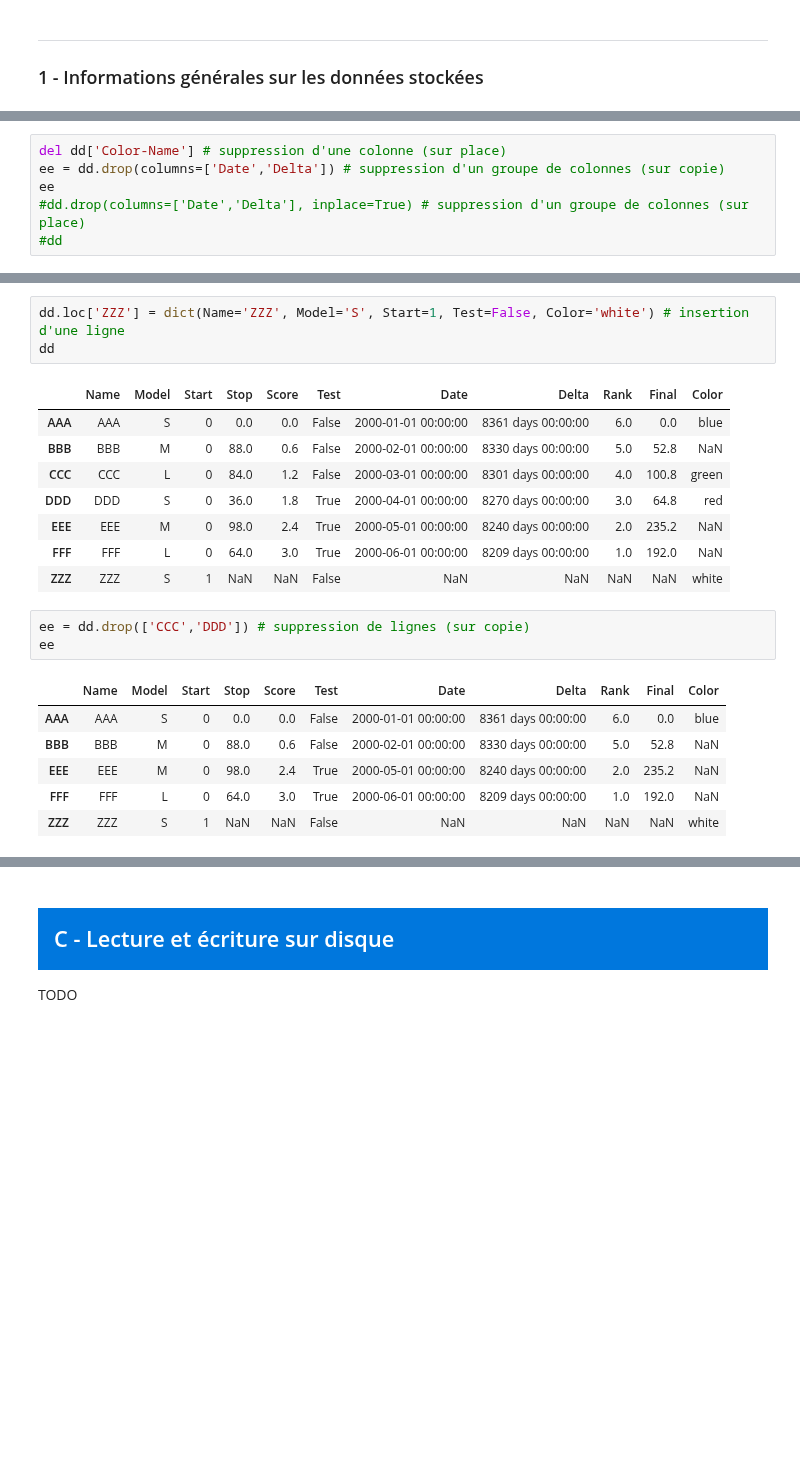
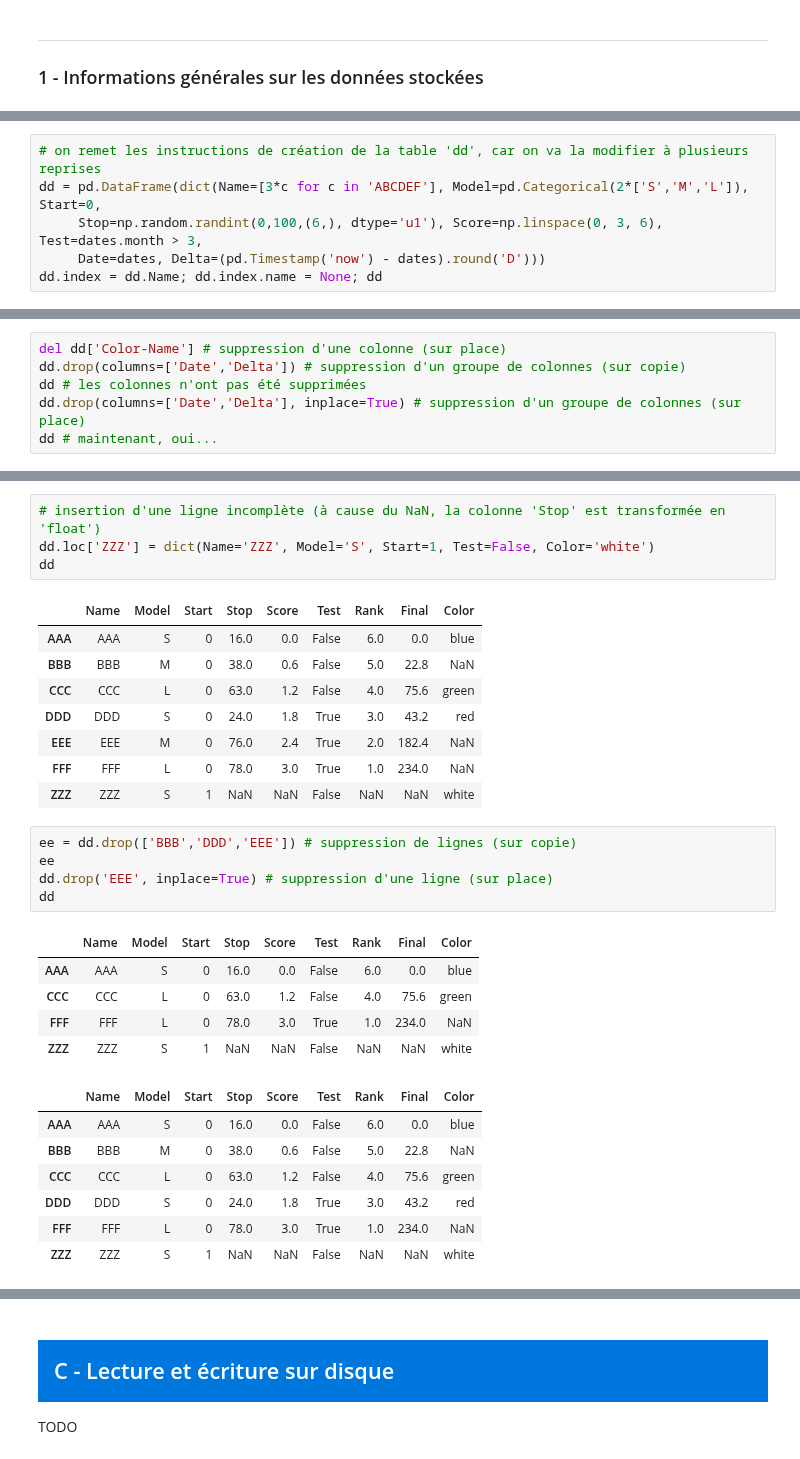
Before and after one commit to mas-outinfo/outinfo, a Jupyter notebook: 07-Pandas.ipynb, the cells around one changed output, grey strips where cells are left out. Cells and saved outputs as stored; diff of their text form; blank space fills up the shorter version.

```diff
--- a/07-Pandas.ipynb
+++ b/07-Pandas.ipynb
@@ -748,0 +775,6 @@ dd # rappel du contenu de la table
+# %%
+# on remet les instructions de création de la table 'dd', car on va la modifier à plusieurs reprises
+dd = pd.DataFrame(dict(Name=[3*c for c in 'ABCDEF'], Model=pd.Categorical(2*['S','M','L']), Start=0,
+     Stop=np.random.randint(0,100,(6,), dtype='u1'), Score=np.linspace(0, 3, 6), Test=dates.month > 3,
+     Date=dates, Delta=(pd.Timestamp('now') - dates).round('D')))
+dd.index = dd.Name; dd.index.name = None; dd
@@ -763,8 +803,8 @@ dd # note : la valeur NaN est "contagieuse" (elle se transmet à toute opératio
 # %%
 del dd['Color-Name'] # suppression d'une colonne (sur place)
-ee = dd.drop(columns=['Date','Delta']) # suppression d'un groupe de colonnes (sur copie)
-ee
-#dd.drop(columns=['Date','Delta'], inplace=True) # suppression d'un groupe de colonnes (sur place)
-#dd
+dd.drop(columns=['Date','Delta']) # suppression d'un groupe de colonnes (sur copie)
+dd # les colonnes n'ont pas été supprimées
+dd.drop(columns=['Date','Delta'], inplace=True) # suppression d'un groupe de colonnes (sur place)
+dd # maintenant, oui...
 # %% [output]
 |  | Name | Model | Start | Stop | Score | Test | Rank | Final | Color |
@@ -777,22 +831,31 @@ ee
 # %%
-dd.loc['ZZZ'] = dict(Name='ZZZ', Model='S', Start=1, Test=False, Color='white') # insertion d'une ligne
+# insertion d'une ligne incomplète (à cause du NaN, la colonne 'Stop' est transformée en 'float')
+dd.loc['ZZZ'] = dict(Name='ZZZ', Model='S', Start=1, Test=False, Color='white')
 dd
 # %% [output]
-|  | Name | Model | Start | Stop | Score | Test | Date | Delta | Rank | Final | Color |
-| AAA | AAA | S | 0 | 0.0 | 0.0 | False | 2000-01-01 00:00:00 | 8361 days 00:00:00 | 6.0 | 0.0 | blue |
-| BBB | BBB | M | 0 | 88.0 | 0.6 | False | 2000-02-01 00:00:00 | 8330 days 00:00:00 | 5.0 | 52.8 | NaN |
-| CCC | CCC | L | 0 | 84.0 | 1.2 | False | 2000-03-01 00:00:00 | 8301 days 00:00:00 | 4.0 | 100.8 | green |
-| DDD | DDD | S | 0 | 36.0 | 1.8 | True | 2000-04-01 00:00:00 | 8270 days 00:00:00 | 3.0 | 64.8 | red |
-| EEE | EEE | M | 0 | 98.0 | 2.4 | True | 2000-05-01 00:00:00 | 8240 days 00:00:00 | 2.0 | 235.2 | NaN |
-| FFF | FFF | L | 0 | 64.0 | 3.0 | True | 2000-06-01 00:00:00 | 8209 days 00:00:00 | 1.0 | 192.0 | NaN |
-| ZZZ | ZZZ | S | 1 | NaN | NaN | False | NaN | NaN | NaN | NaN | white |
+|  | Name | Model | Start | Stop | Score | Test | Rank | Final | Color |
+| AAA | AAA | S | 0 | 16.0 | 0.0 | False | 6.0 | 0.0 | blue |
+| BBB | BBB | M | 0 | 38.0 | 0.6 | False | 5.0 | 22.8 | NaN |
+| CCC | CCC | L | 0 | 63.0 | 1.2 | False | 4.0 | 75.6 | green |
+| DDD | DDD | S | 0 | 24.0 | 1.8 | True | 3.0 | 43.2 | red |
+| EEE | EEE | M | 0 | 76.0 | 2.4 | True | 2.0 | 182.4 | NaN |
+| FFF | FFF | L | 0 | 78.0 | 3.0 | True | 1.0 | 234.0 | NaN |
+| ZZZ | ZZZ | S | 1 | NaN | NaN | False | NaN | NaN | white |
 # %%
-ee = dd.drop(['CCC','DDD']) # suppression de lignes (sur copie)
+ee = dd.drop(['BBB','DDD','EEE']) # suppression de lignes (sur copie)
 ee
+dd.drop('EEE', inplace=True) # suppression d'une ligne (sur place)
+dd
 # %% [output]
-|  | Name | Model | Start | Stop | Score | Test | Date | Delta | Rank | Final | Color |
-| AAA | AAA | S | 0 | 0.0 | 0.0 | False | 2000-01-01 00:00:00 | 8361 days 00:00:00 | 6.0 | 0.0 | blue |
-| BBB | BBB | M | 0 | 88.0 | 0.6 | False | 2000-02-01 00:00:00 | 8330 days 00:00:00 | 5.0 | 52.8 | NaN |
-| EEE | EEE | M | 0 | 98.0 | 2.4 | True | 2000-05-01 00:00:00 | 8240 days 00:00:00 | 2.0 | 235.2 | NaN |
-| FFF | FFF | L | 0 | 64.0 | 3.0 | True | 2000-06-01 00:00:00 | 8209 days 00:00:00 | 1.0 | 192.0 | NaN |
-| ZZZ | ZZZ | S | 1 | NaN | NaN | False | NaN | NaN | NaN | NaN | white |
+|  | Name | Model | Start | Stop | Score | Test | Rank | Final | Color |
+| AAA | AAA | S | 0 | 16.0 | 0.0 | False | 6.0 | 0.0 | blue |
+| CCC | CCC | L | 0 | 63.0 | 1.2 | False | 4.0 | 75.6 | green |
+| FFF | FFF | L | 0 | 78.0 | 3.0 | True | 1.0 | 234.0 | NaN |
+| ZZZ | ZZZ | S | 1 | NaN | NaN | False | NaN | NaN | white |
+|  | Name | Model | Start | Stop | Score | Test | Rank | Final | Color |
+| AAA | AAA | S | 0 | 16.0 | 0.0 | False | 6.0 | 0.0 | blue |
+| BBB | BBB | M | 0 | 38.0 | 0.6 | False | 5.0 | 22.8 | NaN |
+| CCC | CCC | L | 0 | 63.0 | 1.2 | False | 4.0 | 75.6 | green |
+| DDD | DDD | S | 0 | 24.0 | 1.8 | True | 3.0 | 43.2 | red |
+| FFF | FFF | L | 0 | 78.0 | 3.0 | True | 1.0 | 234.0 | NaN |
+| ZZZ | ZZZ | S | 1 | NaN | NaN | False | NaN | NaN | white |
```
Also changed, not shown: parts of 73 cells of this notebook, 1 other file.
